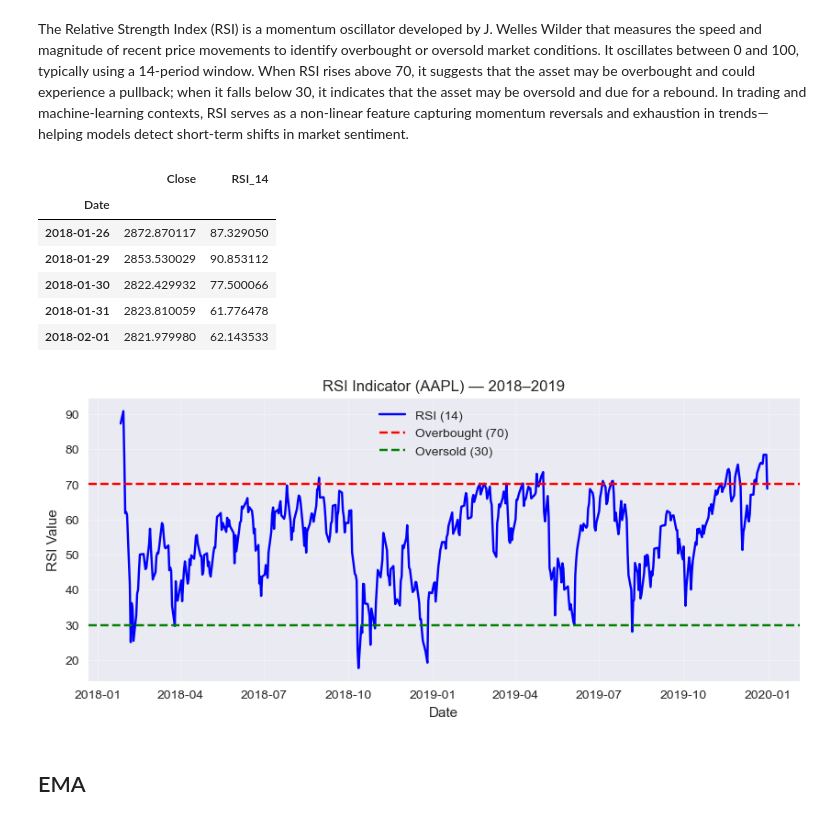
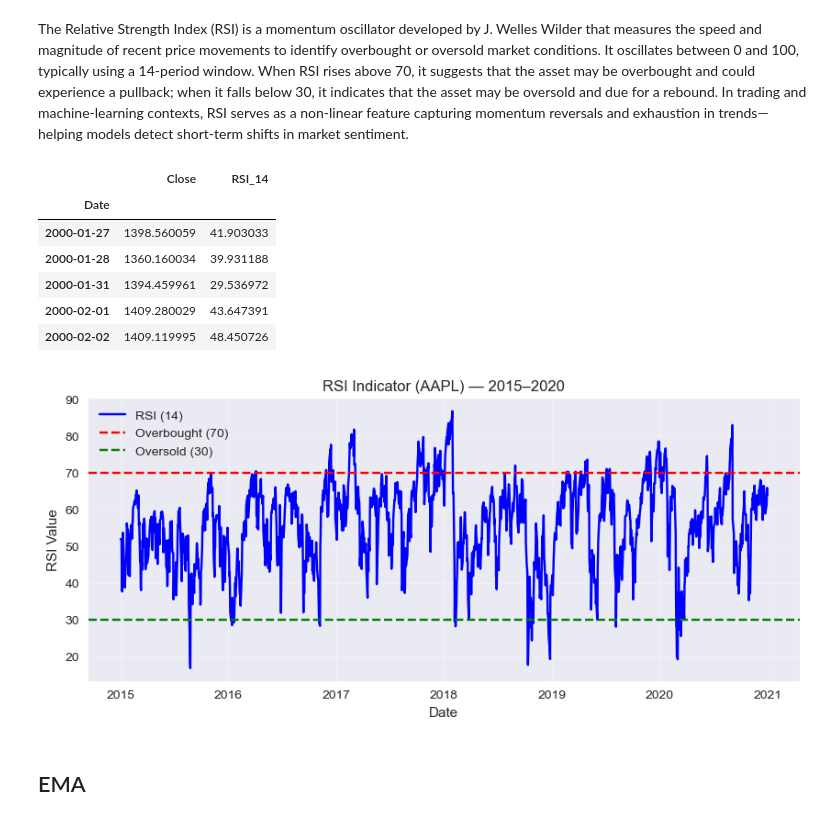
Before and after one commit to emilesgt/stock_return_forecasting, a Jupyter notebook: projet_ml.ipynb, the cells around one changed output. Saved outputs shown, nothing was run; the diff lists cells and outputs as text; code cells hidden in the pictures.

```diff
--- a/projet_ml.ipynb
+++ b/projet_ml.ipynb
@@ -162,0 +165,22 @@ We will split  our data in the following way :
+# %%
+# Time-series split (by date)
+# IMPORTANT:
+# - No shuffling.
+# - All preprocessing that requires fitting (e.g., StandardScaler) must be fit on TRAIN only.
+
+# Define split boundaries
+TRAIN_END = "2014-12-31"
+VAL_END   = "2017-12-31"
+TEST_END  = "2020-12-31"
+
+# Ensure index is datetime
+if not isinstance(data.index, pd.DatetimeIndex):
+    data.index = pd.to_datetime(data.index)
+
+data_train = data.loc[:TRAIN_END].copy()
+data_val   = data.loc[pd.to_datetime(TRAIN_END) + pd.Timedelta(days=1):VAL_END].copy()
+data_test  = data.loc[pd.to_datetime(VAL_END) + pd.Timedelta(days=1):TEST_END].copy()
+
+print("Train:", data_train.index.min(), "->", data_train.index.max(), "| rows:", len(data_train))
+print("Val  :", data_val.index.min(),   "->", data_val.index.max(),   "| rows:", len(data_val))
+print("Test :", data_test.index.min(),  "->", data_test.index.max(),  "| rows:", len(data_test))
@@ -293,26 +670,26 @@ display(data[["Close", "RSI_14"]].head())
 # %% [output]
 |  | Close | RSI_14 |
 | Date |  |  |
-| 2018-01-26 | 2872.870117 | 87.329050 |
-| 2018-01-29 | 2853.530029 | 90.853112 |
-| 2018-01-30 | 2822.429932 | 77.500066 |
-| 2018-01-31 | 2823.810059 | 61.776478 |
-| 2018-02-01 | 2821.979980 | 62.143533 |
+| 2000-01-27 | 1398.560059 | 41.903033 |
+| 2000-01-28 | 1360.160034 | 39.931188 |
+| 2000-01-31 | 1394.459961 | 29.536972 |
+| 2000-02-01 | 1409.280029 | 43.647391 |
+| 2000-02-02 | 1409.119995 | 48.450726 |
 # %%
-mask = (data.index >= "2018-01-01") & (data.index <= "2019-12-31")
+mask = (data.index >= "2015-01-01") & (data.index <= "2020-12-31")
 subset = data.loc[mask]
 plt.figure(figsize=(10, 4))
 plt.plot(subset.index, subset["RSI_14"], label="RSI (14)", color="blue")
 plt.axhline(70, color="red", linestyle="--", label="Overbought (70)")
 plt.axhline(30, color="green", linestyle="--", label="Oversold (30)")
-plt.title("RSI Indicator (AAPL) — 2018–2019")
+plt.title("RSI Indicator (AAPL) — 2015–2020")
 plt.xlabel("Date")
 plt.ylabel("RSI Value")
 plt.legend()
 plt.grid(True, alpha=0.3)
 plt.show()
 # %% [output]
-[figure, old version]
+[figure, new version]
 # %% [markdown]
 ## EMA
 # %% [markdown]
```
Also changed, not shown: parts of 26 cells of this notebook.
